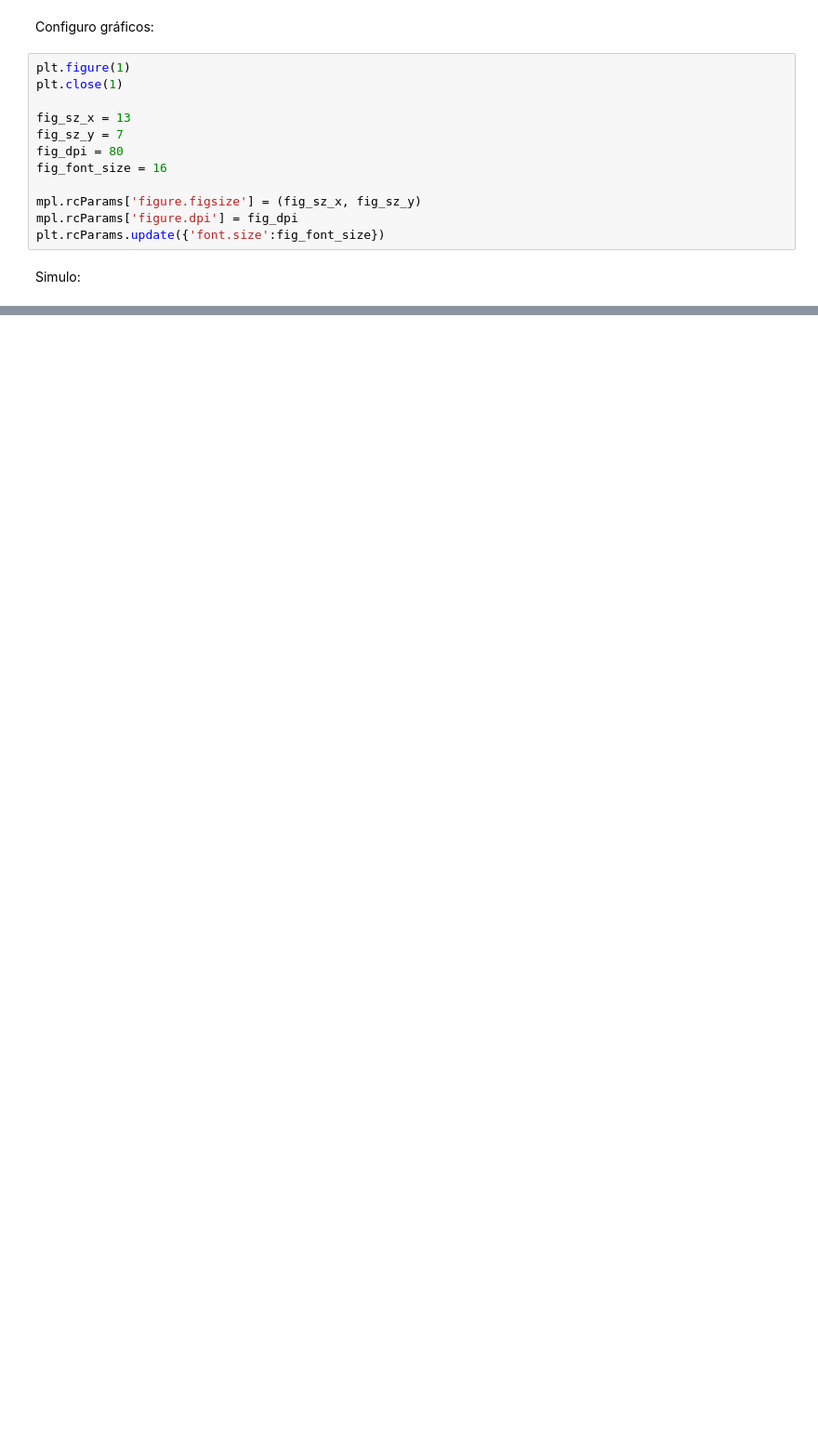
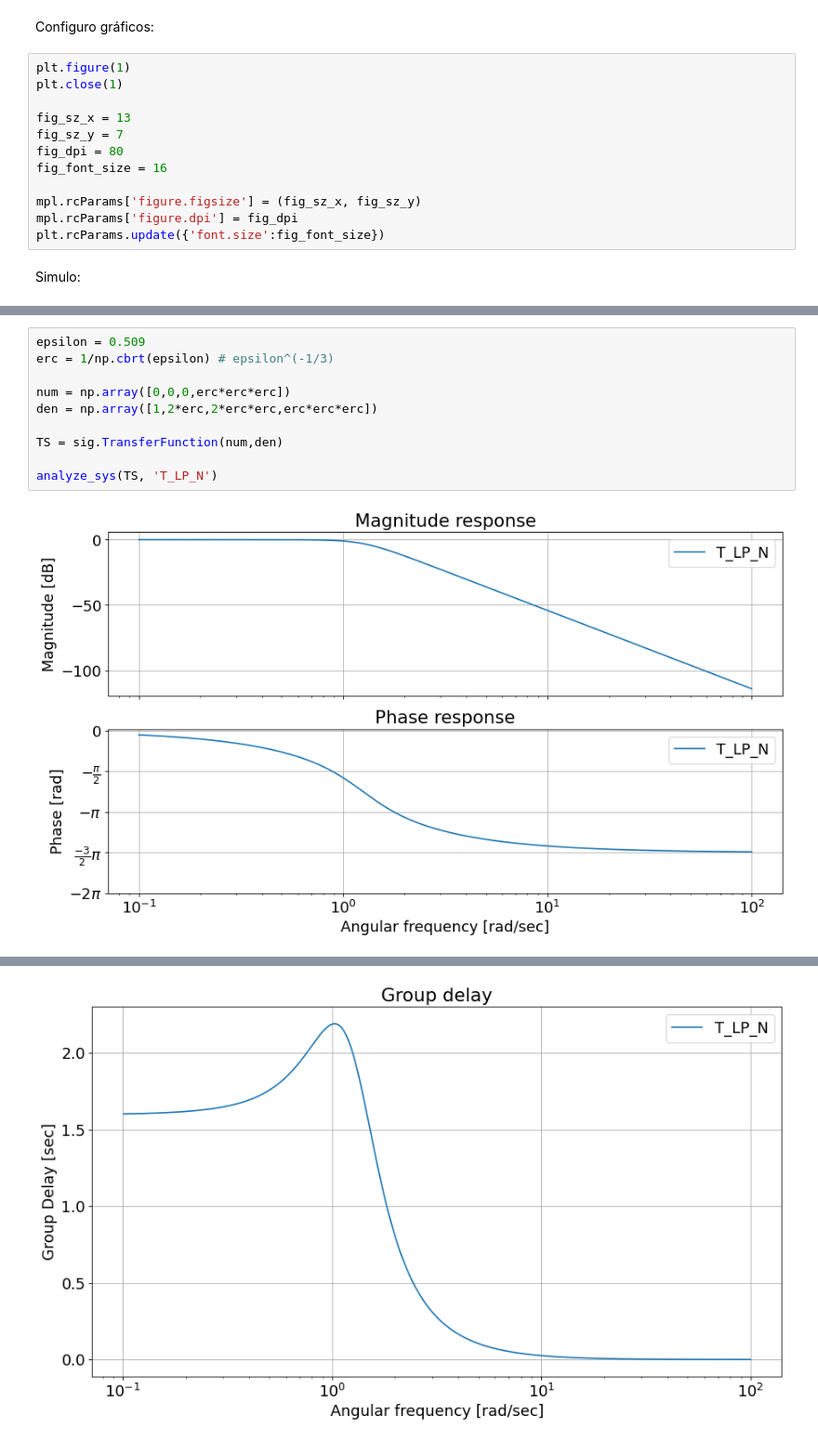
Before and after one commit to victorgerez/TC2, a Jupyter notebook: TSs/TS4/TS4.ipynb, the cells around one changed output, grey strips where cells are left out. Shown at 93% size. Cells and saved outputs as stored; diff of their text form; blank space fills up the shorter version.

```diff
--- a/TSs/TS4/TS4.ipynb
+++ b/TSs/TS4/TS4.ipynb
@@ -180,0 +363,12 @@ plt.show()
+# %%
+epsilon = 0.509
+erc = 1/np.cbrt(epsilon) # epsilon^(-1/3)
+
+num = np.array([0,0,0,erc*erc*erc])
+den = np.array([1,2*erc,2*erc*erc,erc*erc*erc])
+
+TS = sig.TransferFunction(num,den)
+
+analyze_sys(TS, 'T_LP_N')
+# %% [output]
+[figure, added]
@@ -180,0 +376 @@ plt.show()
+[figure, added]
```
Also changed, not shown: parts of 32 cells of this notebook, 14 other files.
